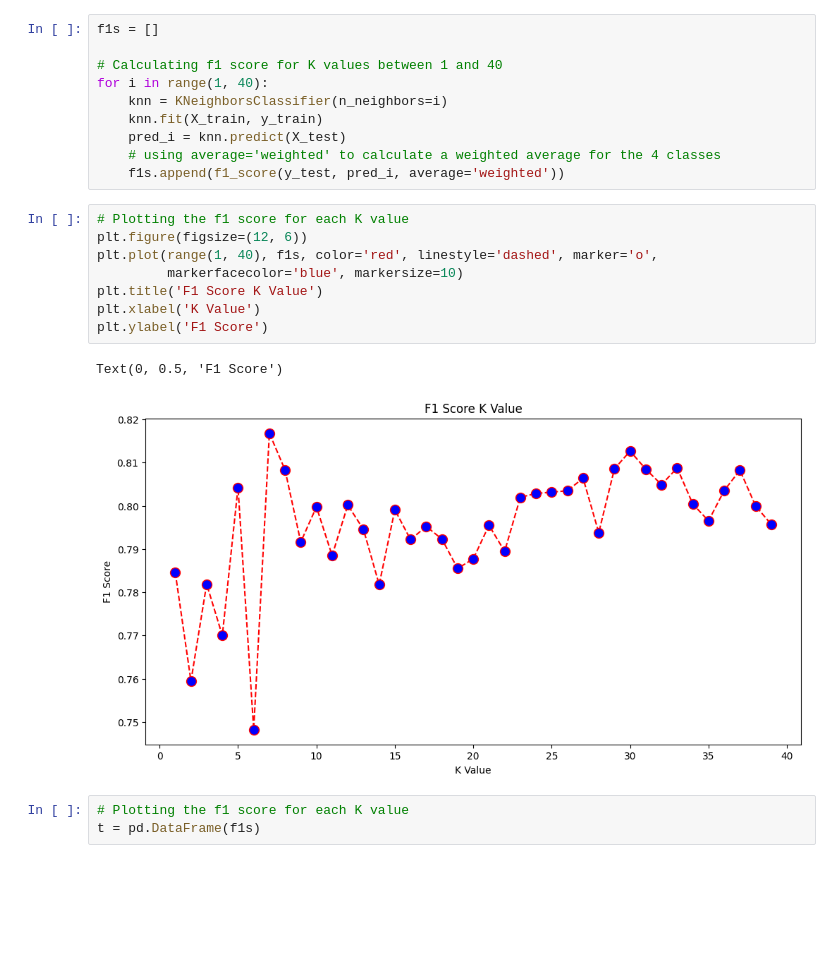
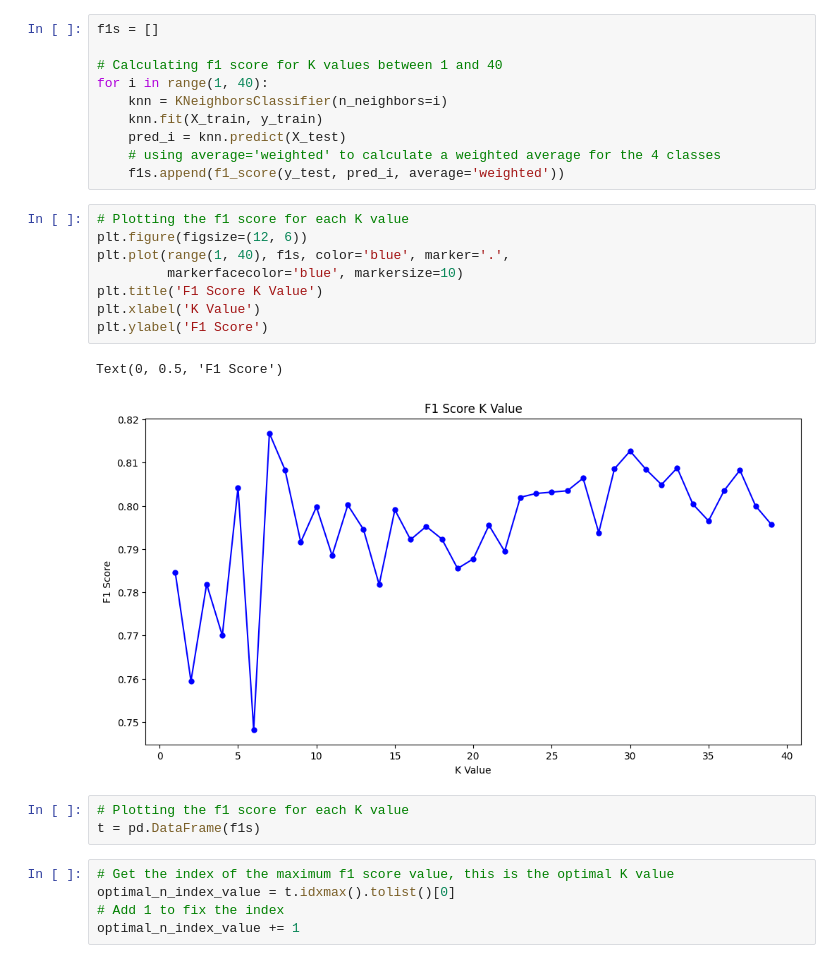
Before and after one commit to RemcoDewlde/introduction_to_machine-learning_windesheim, a Jupyter notebook: k-nearest_neighbors/k-nearest_neighbors.ipynb, the cells around one changed output. Saved outputs shown, nothing was run; the diff lists cells and outputs as text; blank space fills up the shorter version.

```diff
--- a/k-nearest_neighbors/k-nearest_neighbors.ipynb
+++ b/k-nearest_neighbors/k-nearest_neighbors.ipynb
@@ -102,16 +98,21 @@ for i in range(1, 40):
 # %%
 # Plotting the f1 score for each K value
 plt.figure(figsize=(12, 6))
-plt.plot(range(1, 40), f1s, color='red', linestyle='dashed', marker='o',
+plt.plot(range(1, 40), f1s, color='blue', marker='.',
          markerfacecolor='blue', markersize=10)
 plt.title('F1 Score K Value')
 plt.xlabel('K Value')
 plt.ylabel('F1 Score')
 # %% [output]
 Text(0, 0.5, 'F1 Score')
-[figure, old version]
+[figure, new version]
 # %%
 # Plotting the f1 score for each K value
 t = pd.DataFrame(f1s)
+# %%
+# Get the index of the maximum f1 score value, this is the optimal K value
+optimal_n_index_value = t.idxmax().tolist()[0]
+# Add 1 to fix the index
+optimal_n_index_value += 1
 # %%
 # Create a KNN classifier with K=6
```
Also changed, not shown: parts of 8 cells of this notebook.
